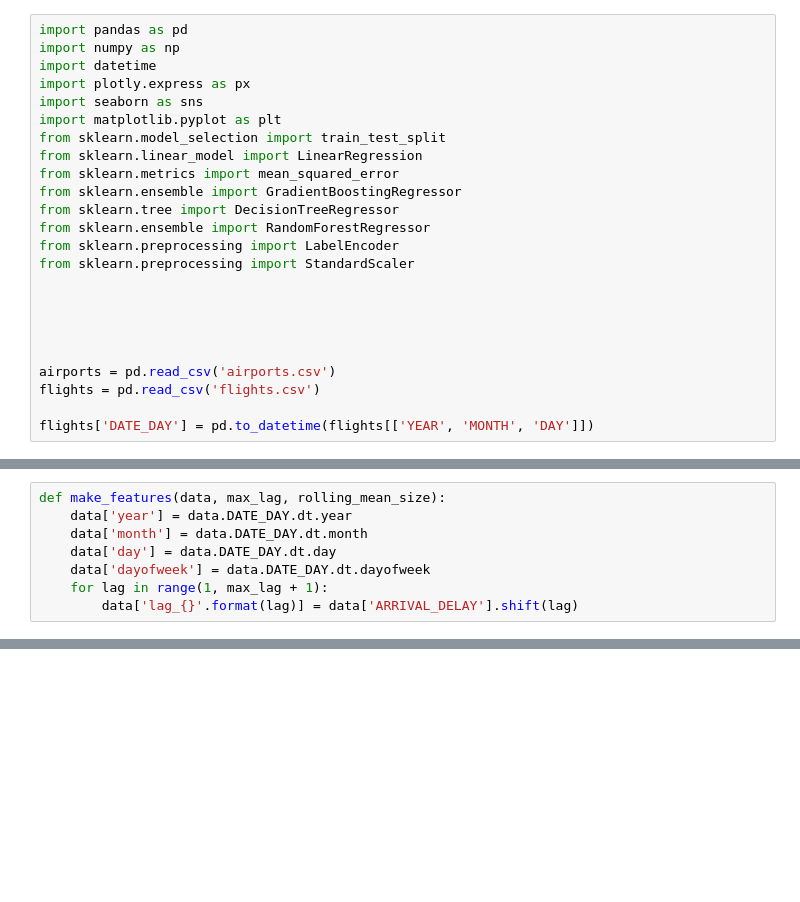
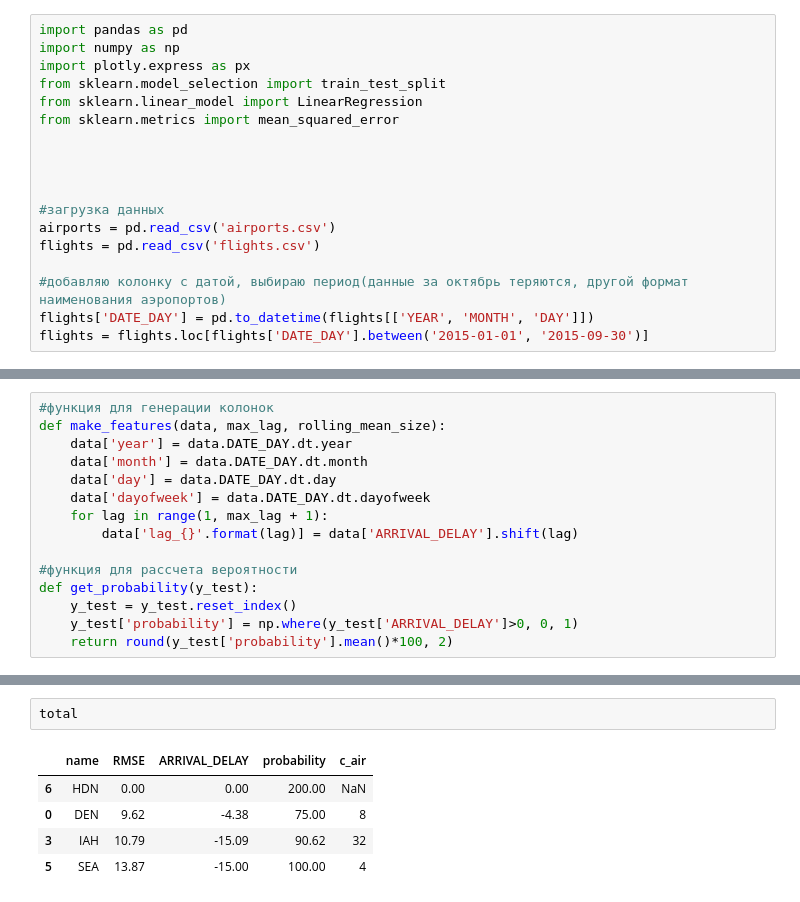
Before and after one commit to Andrewekb/study_for_github, a Jupyter notebook: ML/Total/total.ipynb, the cells around one changed output, grey strips where cells are left out. Cells and saved outputs as stored; diff of their text form; blank space fills up the shorter version.

```diff
--- a/ML/Total/total.ipynb
+++ b/ML/Total/total.ipynb
@@ -1,24 +1,18 @@
 # %%
 import pandas as pd
 import numpy as np
-import datetime
 import plotly.express as px
-import seaborn as sns
-import matplotlib.pyplot as plt
 from sklearn.model_selection import train_test_split
 from sklearn.linear_model import LinearRegression
 from sklearn.metrics import mean_squared_error
-from sklearn.ensemble import GradientBoostingRegressor
-from sklearn.tree import DecisionTreeRegressor
-from sklearn.ensemble import RandomForestRegressor
-from sklearn.preprocessing import LabelEncoder
-from sklearn.preprocessing import StandardScaler
 
 
 
 
-
+#загрузка данных
 airports = pd.read_csv('airports.csv')
 flights = pd.read_csv('flights.csv')
 
+#добавляю колонку с датой, выбираю период(данные за октябрь теряются, другой формат наименования аэропортов)
 flights['DATE_DAY'] = pd.to_datetime(flights[['YEAR', 'MONTH', 'DAY']])
+flights = flights.loc[flights['DATE_DAY'].between('2015-01-01', '2015-09-30')]
@@ -25,4 +21,5 @@ flights['DATE_DAY'] = pd.to_datetime(flights[['YEAR', 'MONTH', 'DAY']])
 # %%
+#функция для генерации колонок
 def make_features(data, max_lag, rolling_mean_size):
     data['year'] = data.DATE_DAY.dt.year
     data['month'] = data.DATE_DAY.dt.month
@@ -30,4 +27,10 @@ def make_features(data, max_lag, rolling_mean_size):
     data['dayofweek'] = data.DATE_DAY.dt.dayofweek
     for lag in range(1, max_lag + 1):
         data['lag_{}'.format(lag)] = data['ARRIVAL_DELAY'].shift(lag)
+
+#функция для рассчета вероятности
+def get_probability(y_test):
+    y_test = y_test.reset_index()
+    y_test['probability'] = np.where(y_test['ARRIVAL_DELAY']>0, 0, 1)
+    return round(y_test['probability'].mean()*100, 2)
 # %%
@@ -120,0 +149,8 @@ The frame.append method is deprecated and will be removed from pandas in a futur
+# %%
+total
+# %% [output]
+|  | name | RMSE | ARRIVAL_DELAY | probability | c_air |
+| 6 | HDN | 0.00 | 0.00 | 200.00 | NaN |
+| 0 | DEN | 9.62 | -4.38 | 75.00 | 8 |
+| 3 | IAH | 10.79 | -15.09 | 90.62 | 32 |
+| 5 | SEA | 13.87 | -15.00 | 100.00 | 4 |
```
Also changed, not shown: parts of 2 cells of this notebook, 2 other files.
